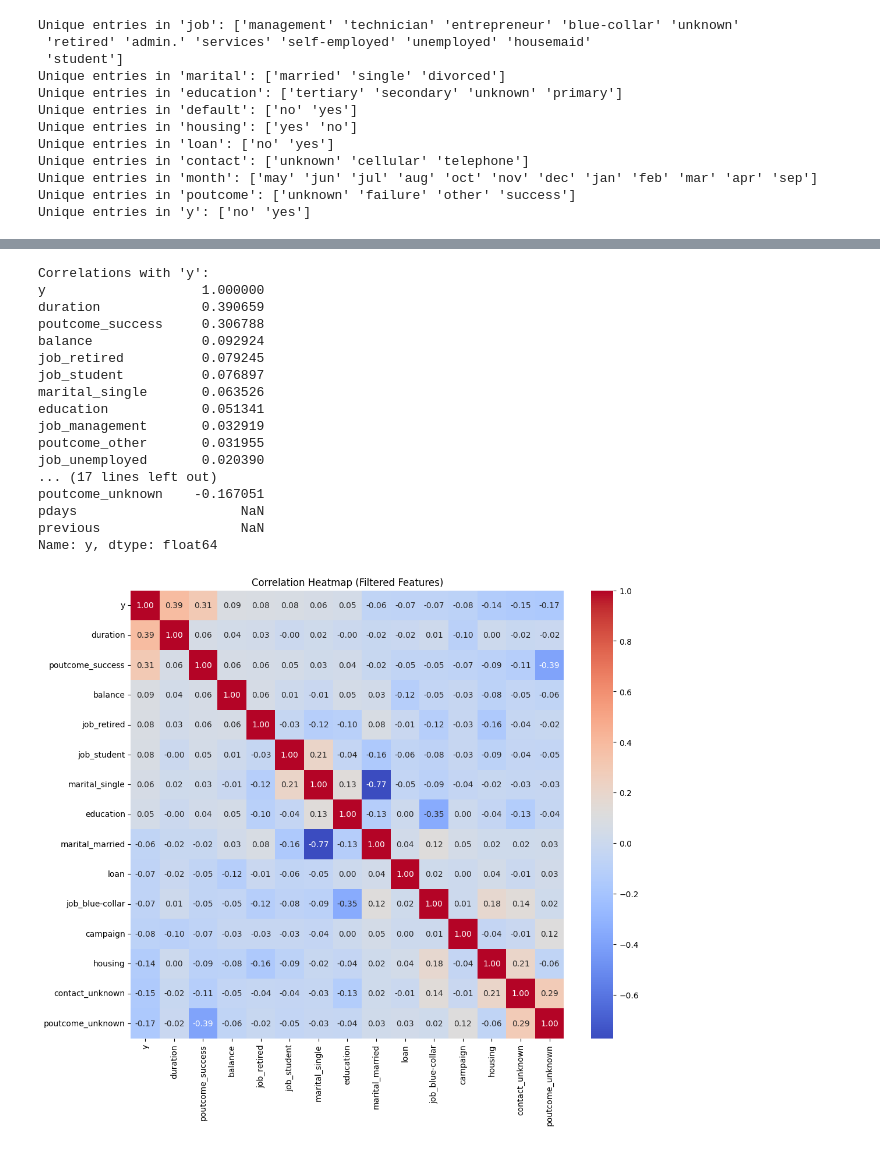
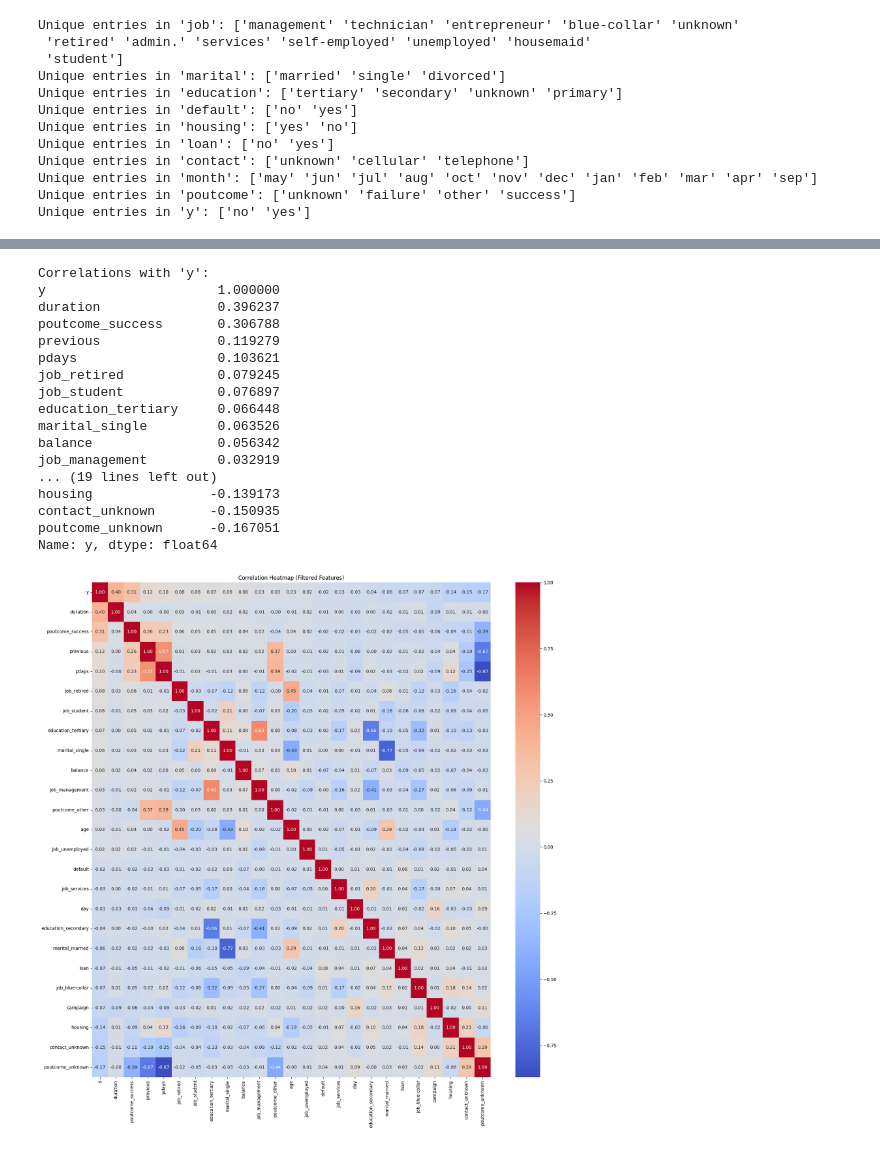
Before and after one commit to PrabhaviWKP/Machine-Learning, a Jupyter notebook: notebooks/2604CW.ipynb, the cells around one changed output, grey strips where cells are left out. Drawn from its saved outputs; the diff is of its cells as text; code cells hidden in the pictures.

Commit message:
Change the IQR range of outlier handling from 0.25, 0.75 to 0.01 and 0.99 Changed encoding of education category.

```diff
--- a/notebooks/2604CW.ipynb
+++ b/notebooks/2604CW.ipynb
@@ -259,11 +259,13 @@ for col in numerical_columns:
 [figure]
 [figure]
 # %%
-# Create and display box plots one by one
-for column in numerical_columns:
-    plt.figure(figsize=(10, 6))
+# Create a figure to display all boxplots in one picture
+plt.figure(figsize=(15, 10))
+for i, column in enumerate(numerical_columns, 1):
+    plt.subplot(len(numerical_columns) // 2 + 1, 2, i)
     sns.boxplot(x=data[column], color='green')
     plt.title(f'Boxplot of {column}')
     plt.xlabel(column)
-    plt.show()
+plt.tight_layout()
+plt.show()
 # %% [output]
@@ -277,8 +273,8 @@ for column in numerical_columns:
 # %%
 # Function to cap outliers
 def cap_outliers(df, column):
-    Q1 = df[column].quantile(0.25)
-    Q3 = df[column].quantile(0.75)
+    Q1 = df[column].quantile(0.01)
+    Q3 = df[column].quantile(0.99)
     IQR = Q3 - Q1
     lower_bound = Q1 - 1.5 * IQR
     upper_bound = Q3 + 1.5 * IQR
@@ -325,11 +321,8 @@ Unique entries in 'poutcome': ['unknown' 'failure' 'other' 'success']
 Unique entries in 'y': ['no' 'yes']
 # %%
 # one-Hot Encoding for Nominal Categorical Variables
-data = pd.get_dummies(data, columns=['job', 'marital', 'contact','poutcome'], drop_first=True)
+data = pd.get_dummies(data, columns=['job', 'marital', 'contact','poutcome', 'education'], drop_first=True)
 
-# Ordinal Encoding for education
-education_mapping = {'unknown':0, 'primary':1, 'secondary':2, 'tertiary':3}
-data['education'] = data['education'].map(education_mapping)
 
 #Binary Encoding for default, housing, loan and y
 binary_columns = ['default', 'housing', 'loan', 'y']
@@ -392,30 +385,30 @@ print("Correlations with 'y':")
 print(corr_with_y)
 # %% [output]
 Correlations with 'y':
-y                    1.000000
-duration             0.390659
-poutcome_success     0.306788
-balance              0.092924
-job_retired          0.079245
-job_student          0.076897
-marital_single       0.063526
-education            0.051341
-job_management       0.032919
-poutcome_other       0.031955
-job_unemployed       0.020390
-... (17 lines left out)
-poutcome_unknown    -0.167051
-pdays                     NaN
-previous                  NaN
+y                      1.000000
+duration               0.396237
+poutcome_success       0.306788
+previous               0.119279
+pdays                  0.103621
+job_retired            0.079245
+job_student            0.076897
+education_tertiary     0.066448
+marital_single         0.063526
+balance                0.056342
+job_management         0.032919
+... (19 lines left out)
+housing               -0.139173
+contact_unknown       -0.150935
+poutcome_unknown      -0.167051
 Name: y, dtype: float64
 # %%
-data = data.drop(['pdays', 'previous'], axis=1)
-correlation_threshold = 0.05
+
+correlation_threshold = 0.02
 selected_features = corr_with_y[corr_with_y.abs() > correlation_threshold].index
 data = data[selected_features]
-plt.figure(figsize=(12, 10))
+plt.figure(figsize=(20, 20))
 sns.heatmap(data[selected_features].corr(), annot=True, cmap="coolwarm", fmt=".2f")
 plt.title("Correlation Heatmap (Filtered Features)")
 plt.show()
 # %% [output]
-[figure, old version]
+[figure, new version]
```
Also changed, not shown: parts of 4 cells of this notebook.
